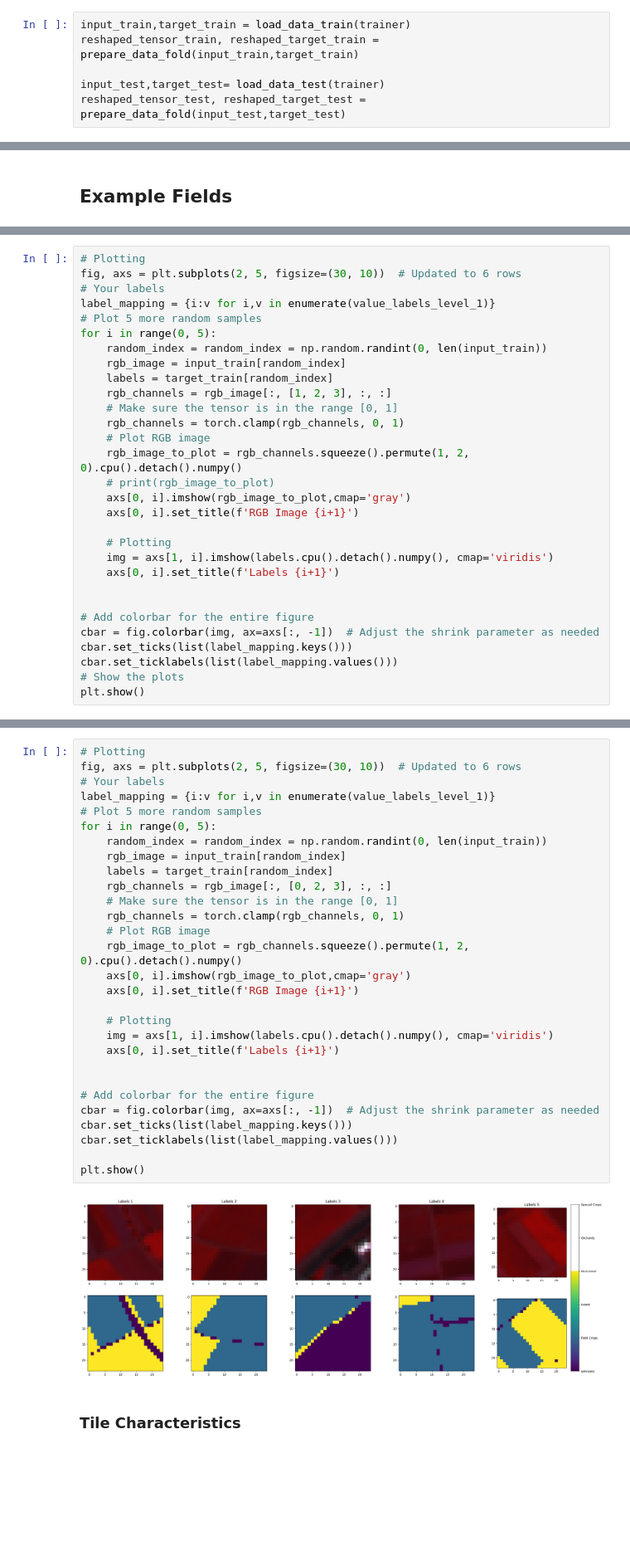
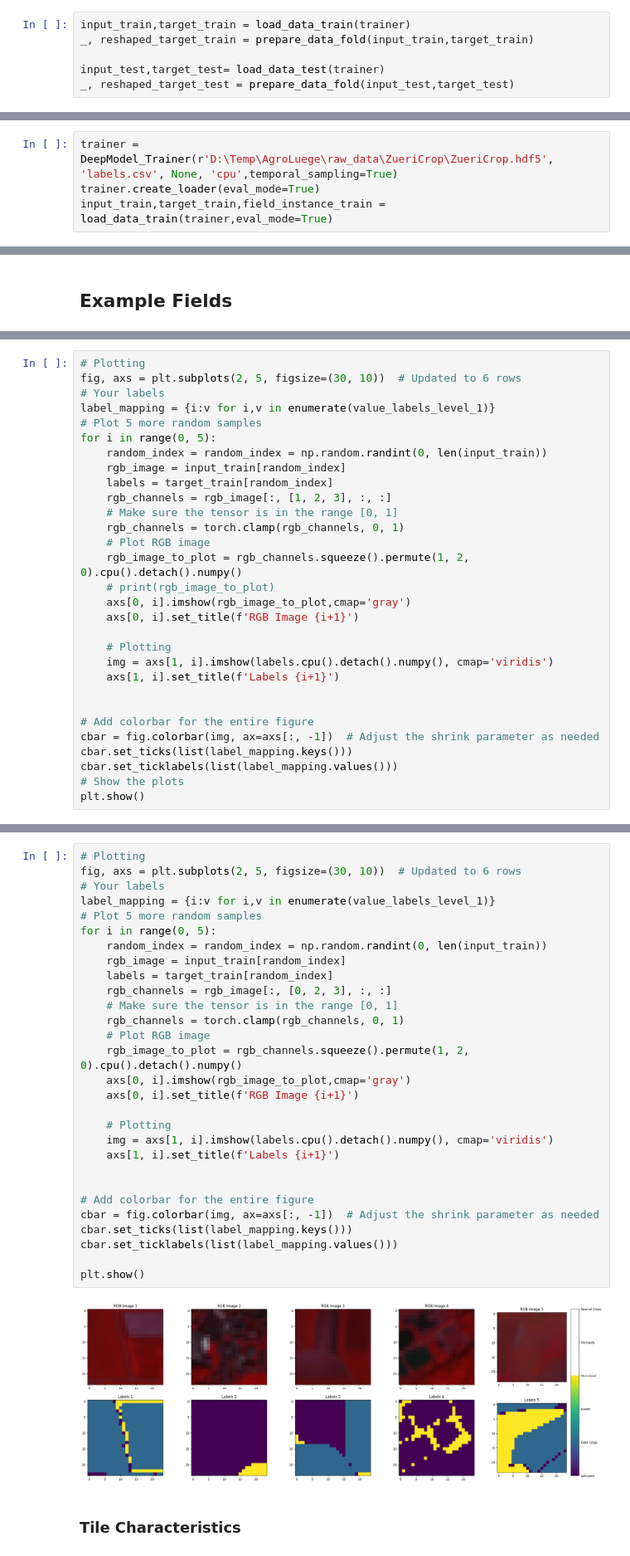
Before and after one commit to tmandelz/crop-segmentation, a Jupyter notebook: eda.ipynb, the cells around one changed output, grey strips where cells are left out. Shown at 83% size. Cells and saved outputs as stored; diff of their text form; blank space fills up the shorter version.

```diff
--- a/eda.ipynb
+++ b/eda.ipynb
@@ -95,9 +74,9 @@ Number of classes - local-2:  20
 # %%
 input_train,target_train = load_data_train(trainer)
-reshaped_tensor_train, reshaped_target_train = prepare_data_fold(input_train,target_train)
+_, reshaped_target_train = prepare_data_fold(input_train,target_train)
 
 input_test,target_test= load_data_test(trainer)
-reshaped_tensor_test, reshaped_target_test = prepare_data_fold(input_test,target_test)
+_, reshaped_target_test = prepare_data_fold(input_test,target_test)
 # %% [markdown]
 ## Labels
 # %% [markdown]
@@ -213,0 +208,4 @@ pivot_df
+# %%
+trainer = DeepModel_Trainer(r'D:\Temp\AgroLuege\raw_data\ZueriCrop\ZueriCrop.hdf5', 'labels.csv', None, 'cpu',temporal_sampling=True)
+trainer.create_loader(eval_mode=True)
+input_train,target_train,field_instance_train = load_data_train(trainer,eval_mode=True)
@@ -246,7 +262,7 @@ for i in range(0, 5):
 
     # Plotting
     img = axs[1, i].imshow(labels.cpu().detach().numpy(), cmap='viridis')
-    axs[0, i].set_title(f'Labels {i+1}')
+    axs[1, i].set_title(f'Labels {i+1}')
 
 
 # Add colorbar for the entire figure
@@ -260,34 +276,34 @@ plt.show()
 # %%
 # Plotting
 fig, axs = plt.subplots(2, 5, figsize=(30, 10))  # Updated to 6 rows
 # Your labels
 label_mapping = {i:v for i,v in enumerate(value_labels_level_1)}
 # Plot 5 more random samples
 for i in range(0, 5):
     random_index = random_index = np.random.randint(0, len(input_train))
     rgb_image = input_train[random_index]
     labels = target_train[random_index]
     rgb_channels = rgb_image[:, [0, 2, 3], :, :]
     # Make sure the tensor is in the range [0, 1]
     rgb_channels = torch.clamp(rgb_channels, 0, 1)
     # Plot RGB image
     rgb_image_to_plot = rgb_channels.squeeze().permute(1, 2, 0).cpu().detach().numpy()
     axs[0, i].imshow(rgb_image_to_plot,cmap='gray')
     axs[0, i].set_title(f'RGB Image {i+1}')
 
     # Plotting
     img = axs[1, i].imshow(labels.cpu().detach().numpy(), cmap='viridis')
-    axs[0, i].set_title(f'Labels {i+1}')
+    axs[1, i].set_title(f'Labels {i+1}')
 
 
 # Add colorbar for the entire figure
 cbar = fig.colorbar(img, ax=axs[:, -1])  # Adjust the shrink parameter as needed
 cbar.set_ticks(list(label_mapping.keys()))
 cbar.set_ticklabels(list(label_mapping.values()))
 
 plt.show()
 # %% [output]
-[figure, old version]
+[figure, new version]
 # %% [markdown]
 ### Tile Characteristics
 # %%
```
Also changed, not shown: parts of 27 cells of this notebook.
